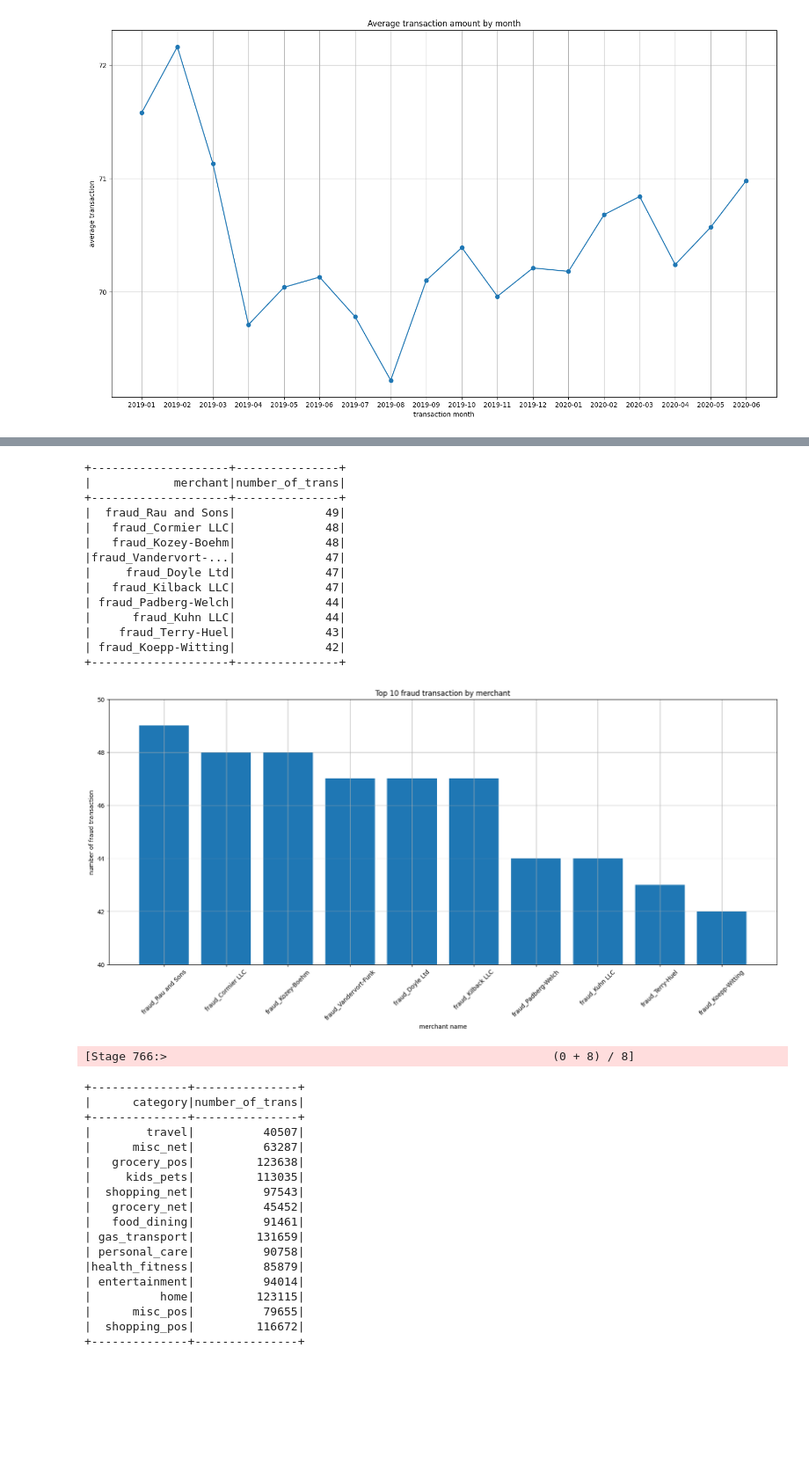
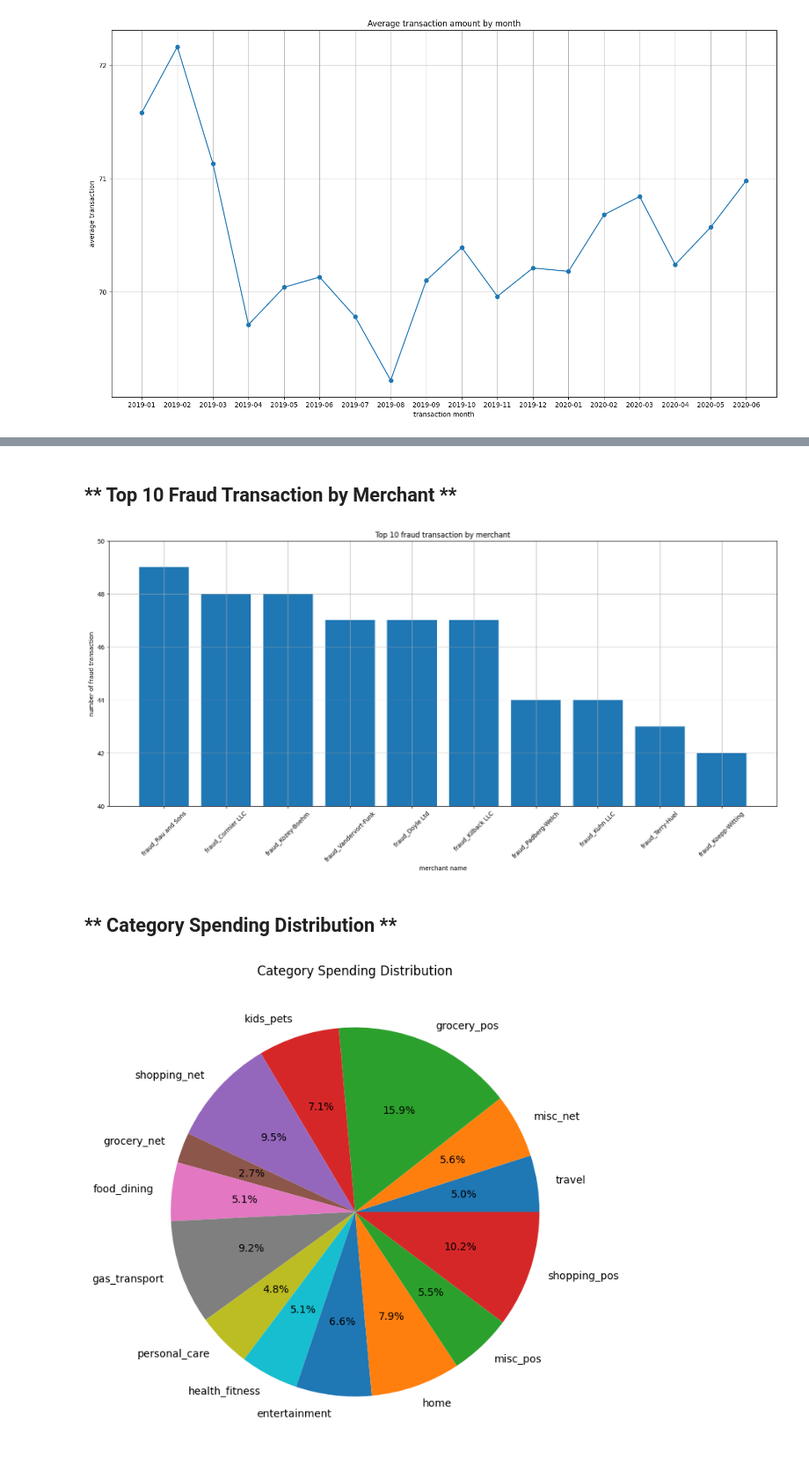
Before and after one commit to zaquanamin-94/Paynet-assignment, a Jupyter notebook: paynet.ipynb, the cells around one changed output, grey strips where cells are left out. Shown at 88% size. Saved outputs shown, nothing was run; the diff lists cells and outputs as text; code cells hidden in the pictures; blank space fills up the shorter version.

Commit message:
done visualization and markdown

```diff
--- a/paynet.ipynb
+++ b/paynet.ipynb
@@ -135,0 +111,2 @@ only showing top 20 rows
+# %%
+df_pii = df_clean_epoch.withColumn("cc_num", sha2("cc_num", 256))
@@ -136,6 +115,6 @@ only showing top 20 rows
 # %%
 # Select flattened columns
-df_flat = df_clean_epoch.select(
+df_flat = df_pii.select(
     "Unnamed: 0",
     from_utc_timestamp(col("trans_date_trans_time"),"Asia/Singapore").alias("trans_date_trans_time"),
     "cc_num",
@@ -163,7 +142,3 @@ df_flat = df_clean_epoch.select(
     col("clean_eff_time").alias("merch_eff_time"),
     "cc_bic"
 )
-
-# Show result
-df_flat.printSchema()
-# df_flat.show(truncate=False)
@@ -268,4 +215,6 @@ plt.show()
 [figure]
+# %% [markdown]
+## ** Top 10 Fraud Transaction by Merchant **
 # %%
 import matplotlib.pyplot as plt
 import pandas as pd
@@ -278,8 +227,6 @@ top_ten_fraud_merch = df_flat.filter(col("is_fraud") == "true")\
                        .orderBy(col("number_of_trans").desc())\
                        .limit(10)
 
-top_ten_fraud_merch.show()
-
 pandas_df = top_ten_fraud_merch.toPandas()
 
 plt.figure(figsize=(20, 8))
@@ -292,40 +239,28 @@ plt.xticks(rotation=45)
 plt.grid(True)
 plt.show()
 # %% [output]
-+--------------------+---------------+
-|            merchant|number_of_trans|
-+--------------------+---------------+
-|  fraud_Rau and Sons|             49|
-|   fraud_Cormier LLC|             48|
-|   fraud_Kozey-Boehm|             48|
-|fraud_Vandervort-...|             47|
-|     fraud_Doyle Ltd|             47|
-|   fraud_Kilback LLC|             47|
-| fraud_Padberg-Welch|             44|
-|      fraud_Kuhn LLC|             44|
-|    fraud_Terry-Huel|             43|
-| fraud_Koepp-Witting|             42|
-+--------------------+---------------+
 [figure]
-# %%
-df_flat.groupBy(col("category")).agg(count("trans_num").alias("number_of_trans")).show()
-# %% [output]
-[Stage 766:>                                                        (0 + 8) / 8]
-+--------------+---------------+
-|      category|number_of_trans|
-+--------------+---------------+
-|        travel|          40507|
-|      misc_net|          63287|
-|   grocery_pos|         123638|
-|     kids_pets|         113035|
-|  shopping_net|          97543|
-|   grocery_net|          45452|
-|   food_dining|          91461|
-| gas_transport|         131659|
-| personal_care|          90758|
-|health_fitness|          85879|
-| entertainment|          94014|
-|          home|         123115|
-|      misc_pos|          79655|
-|  shopping_pos|         116672|
-+--------------+---------------+
+# %% [markdown]
+## ** Category Spending Distribution **
+# %%
+cat_spending = df_flat.groupBy("category").agg(sum("amt").alias("total_cat_spending"))
+
+total_spending = df_flat.agg(sum("amt").alias("grand_total")).collect()[0]["grand_total"]
+
+category_percentage = cat_spending.withColumn(
+    "spending_percentage", round((col("total_cat_spending") / total_spending) * 100, 2)
+)
+
+pandas_df = category_percentage.toPandas()
+
+# Pie Chart
+plt.figure(figsize=(8, 8))
+plt.pie(pandas_df["spending_percentage"], labels=pandas_df["category"], autopct='%1.1f%%')
+
+# Title
+plt.title("Category Spending Distribution")
+
+# Show Plot
+plt.show()
+# %% [output]
+[figure, added]
```
Also changed, not shown: parts of 19 cells of this notebook, 1 other file.
